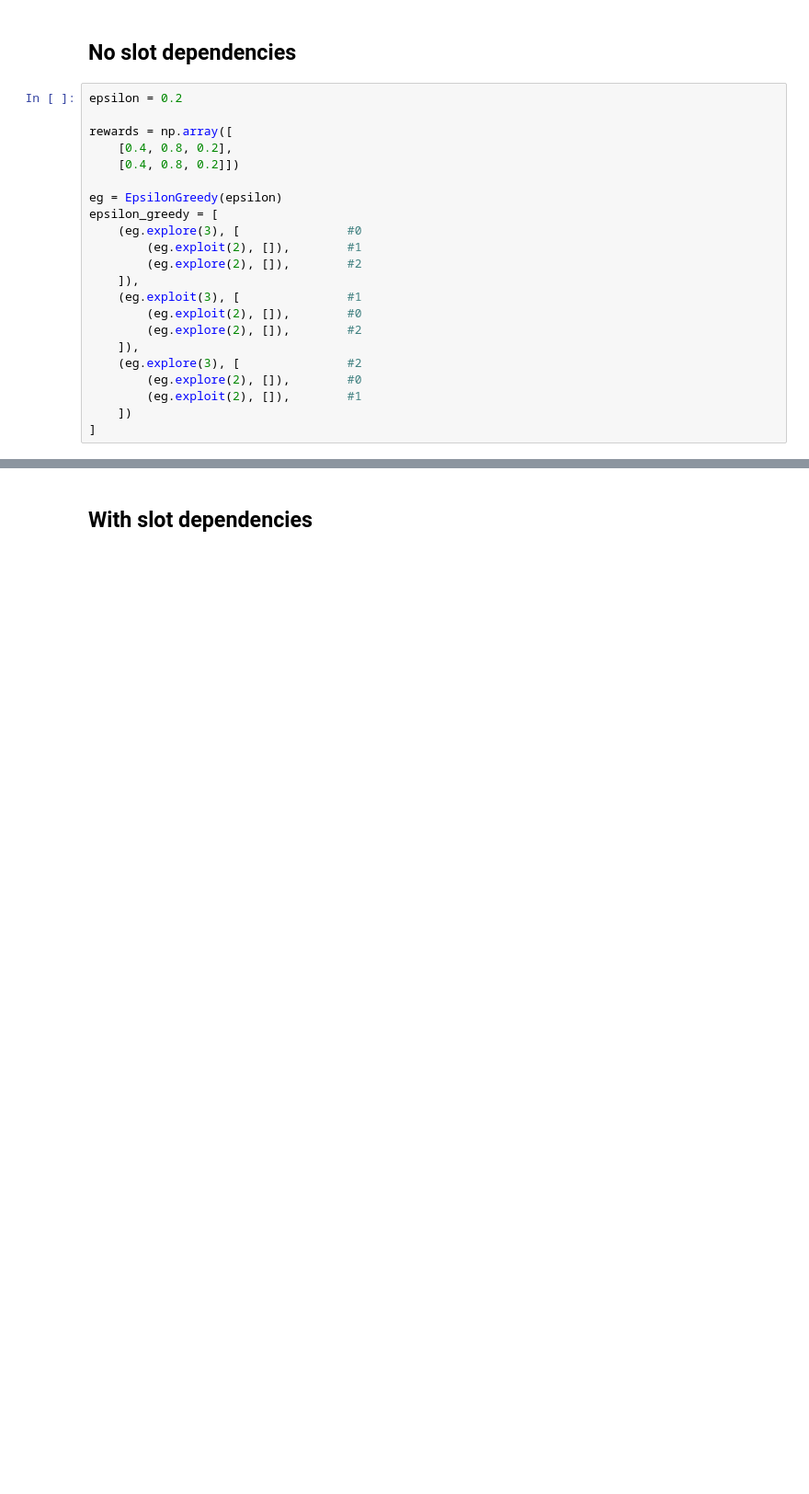
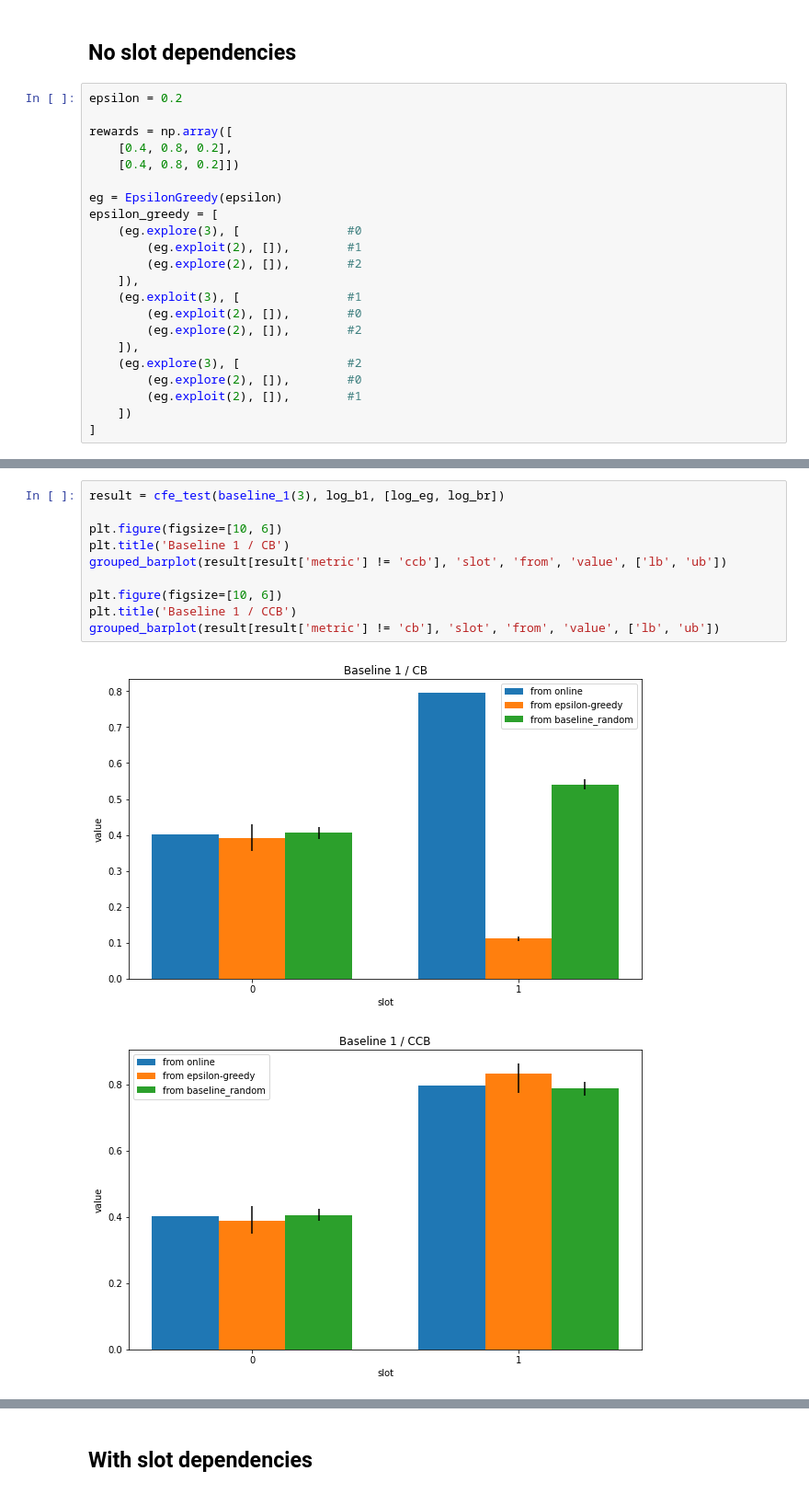
Before and after one commit to VowpalWabbit/estimators, a Jupyter notebook: ccb_eval.ipynb, the cells around one changed output, grey strips where cells are left out. Shown at 92% size. Drawn from its saved outputs; the diff is of its cells as text; blank space fills up the shorter version.

```diff
--- a/ccb_eval.ipynb
+++ b/ccb_eval.ipynb
@@ -262,0 +256,13 @@ sim_eg.cfe(alpha=0.05)
+# %%
+result = cfe_test(baseline_1(3), log_b1, [log_eg, log_br])
+
+plt.figure(figsize=[10, 6])
+plt.title('Baseline 1 / CB')
+grouped_barplot(result[result['metric'] != 'ccb'], 'slot', 'from', 'value', ['lb', 'ub'])
+
+plt.figure(figsize=[10, 6])
+plt.title('Baseline 1 / CCB')
+grouped_barplot(result[result['metric'] != 'cb'], 'slot', 'from', 'value', ['lb', 'ub'])
+# %% [output]
+[figure, added]
+[figure, added]
```
Also changed, not shown: parts of 41 cells of this notebook.
